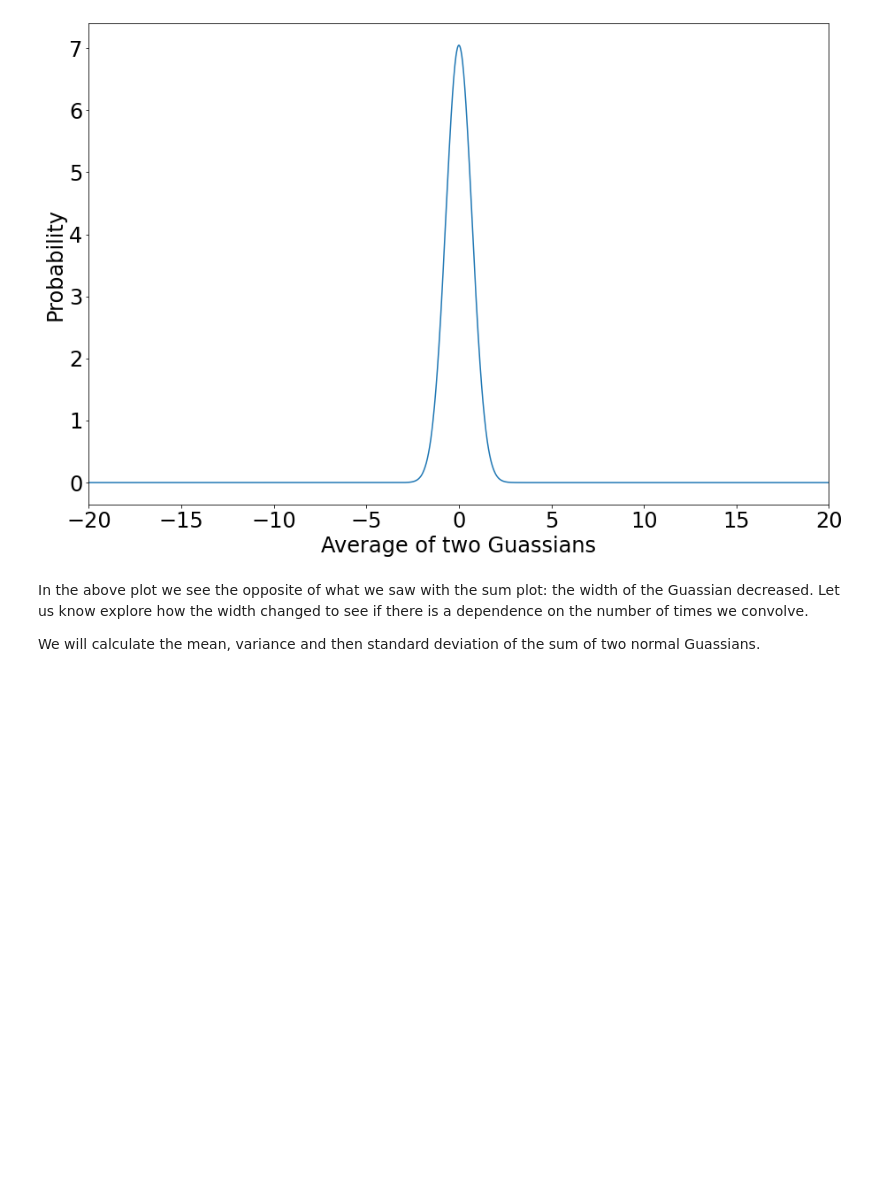
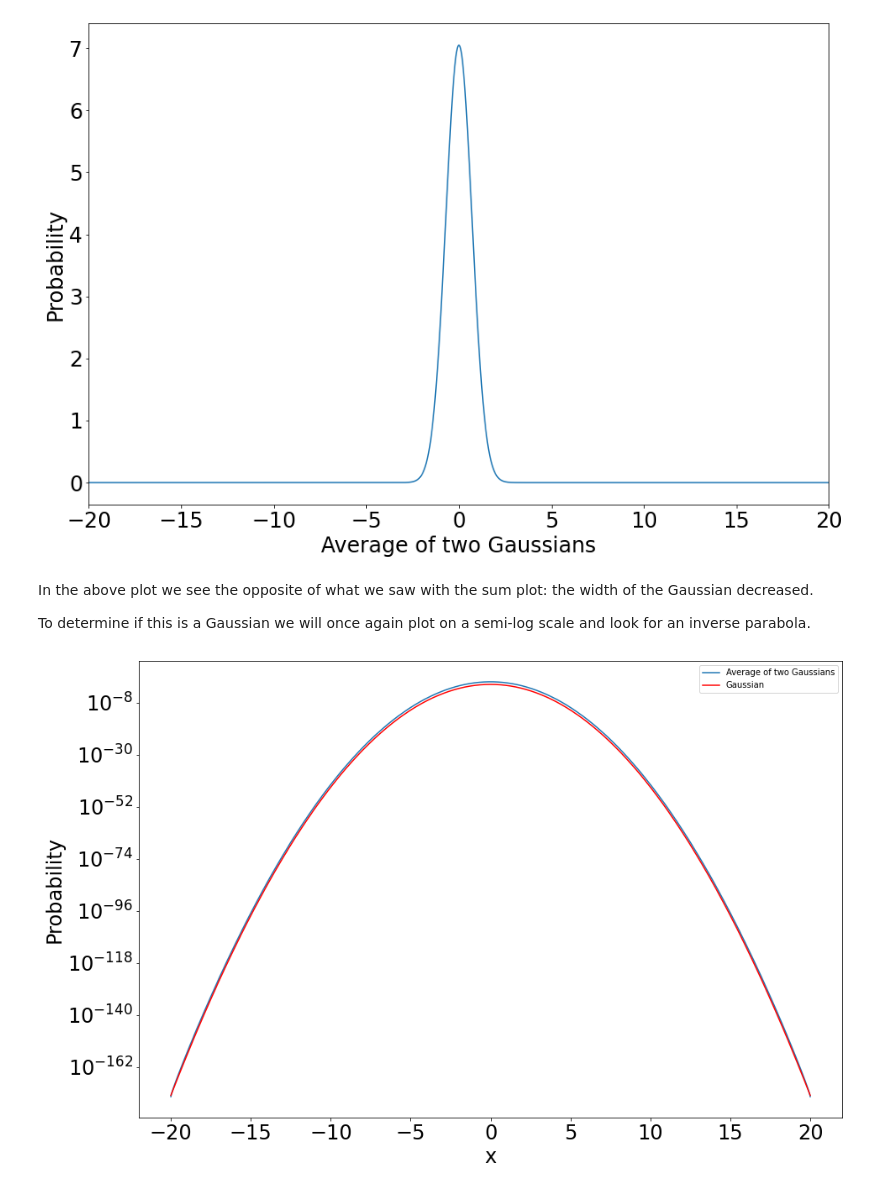
Before and after one commit to williamdolsen/phys434-21au, a Jupyter notebook: homework/hw2/homework2.ipynb, the cells around one changed output. Drawn from its saved outputs; the diff is of its cells as text; code cells hidden in the pictures; blank space fills up the shorter version.

```diff
--- a/homework/hw2/homework2.ipynb
+++ b/homework/hw2/homework2.ipynb
@@ -197,6 +216,21 @@ plt.show()
 # %% [output]
 [figure]
 # %% [markdown]
-In the above plot we see the opposite of what we saw with the sum plot: the width of the Guassian decreased.  Let us know explore how the width changed to see if there is a dependence on the number of times we convolve.
+In the above plot we see the opposite of what we saw with the sum plot: the width of the Gaussian decreased.
 
-We will calculate the mean, variance and then standard deviation of the sum of two normal Guassians.
+To determine if this is a Gaussian we will once again plot on a semi-log scale and look for an inverse parabola.
+# %%
+plt.plot(x_fine_convolved_avg, gaus_probabilities_convolved_avg, label='Average of two Gaussians')
+plt.yscale('log')
+plt.tick_params(labelsize=24)
+plt.xlabel("x", fontdict={'size':24})
+plt.ylabel("Probability", fontdict={'size':24})
+
+x_gaus = np.linspace(-20, 20, 1000)
+y_gaus = stats.norm.pdf(x_gaus, loc=0, scale=math.sqrt(1/2))
+plt.plot(x_gaus, y_gaus, 'r', label="Gaussian")
+plt.legend()
+
+plt.show()
+# %% [output]
+[figure, added]
```
Also changed, not shown: parts of 17 cells of this notebook.
